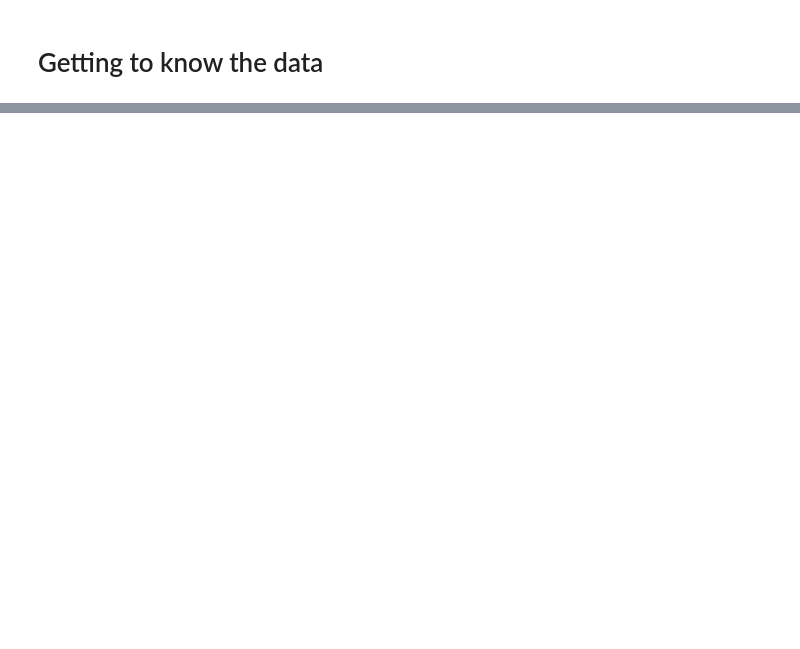
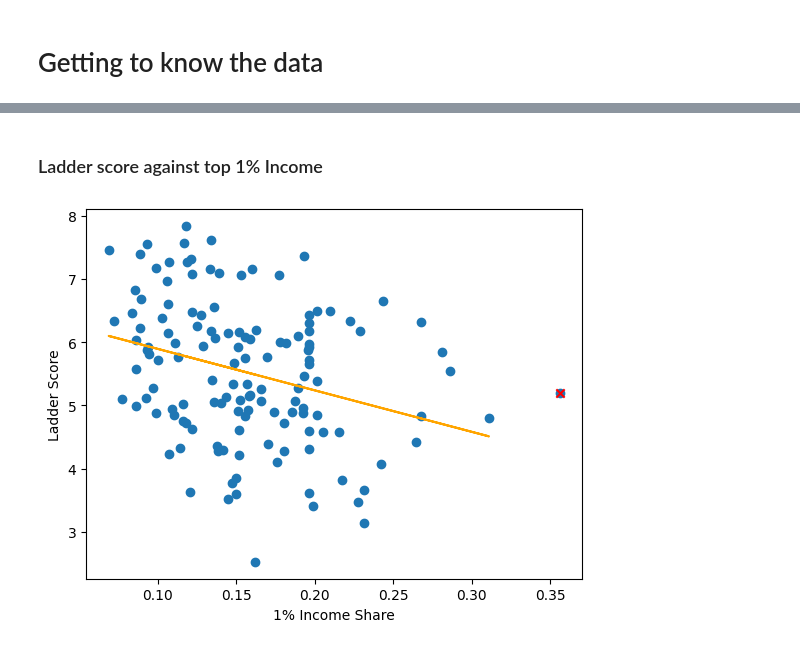
Before and after one commit to shonen-kele/World-Happiness-Against-World-Inequality, a Jupyter notebook: World-Happiness-Research.ipynb, the cells around one changed output, grey strips where cells are left out. Cells and saved outputs as stored; diff of their text form; code cells hidden in the pictures; blank space fills up the shorter version.

```diff
--- a/World-Happiness-Research.ipynb
+++ b/World-Happiness-Research.ipynb
@@ -121,0 +209,15 @@ memory usage: 5.8+ KB
+# %% [markdown]
+### Ladder score against top 1% Income
+# %%
+X = worldData['1% Income Share']
+result = removeOutliers(X,y)
+slope, intercept, rvalue, pvalue, stderr = stats.linregress(result[2],result[3])
+correlation = intercept + slope*result[2]
+plt.scatter(X,y)
+plt.scatter(result[0],result[1],color='red',marker='x')
+plt.plot(result[2],correlation,color='orange')
+plt.xlabel('1% Income Share')
+plt.ylabel('Ladder Score')
+plt.show()
+# %% [output]
+[figure, added]
```
Also changed, not shown: parts of 16 cells of this notebook.
